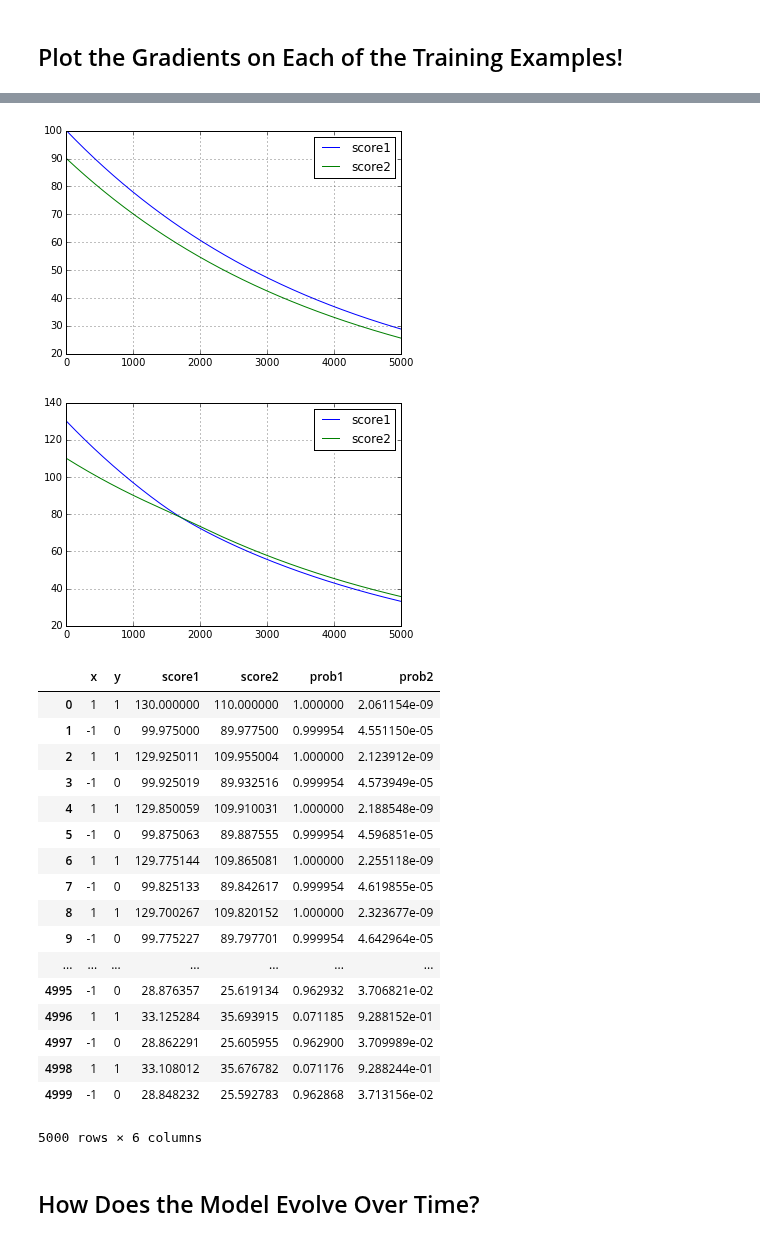
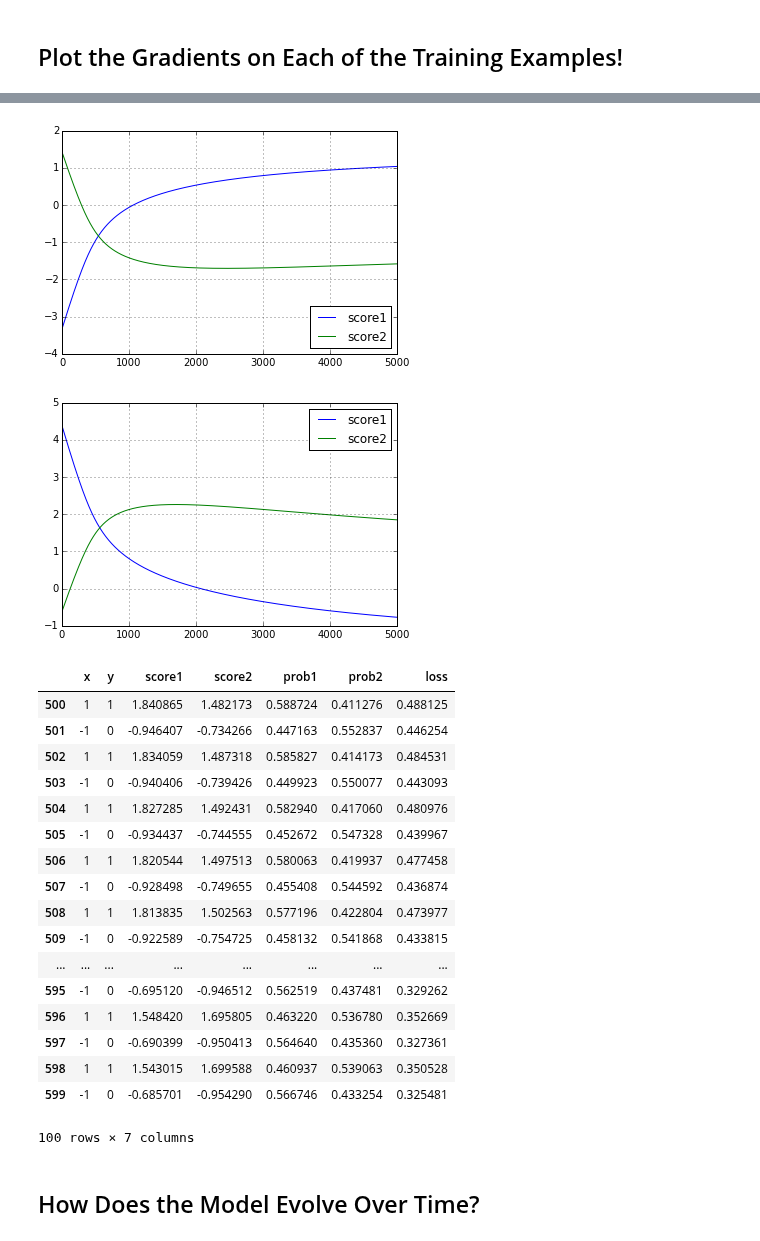
Before and after one commit to ebanner/cs393r_project, a Jupyter notebook: 1d/Softmax.ipynb, the cells around one changed output, grey strips where cells are left out. Cells and saved outputs as stored; diff of their text form; code cells hidden in the pictures.

```diff
--- a/1d/Softmax.ipynb
+++ b/1d/Softmax.ipynb
@@ -11,17 +12,9 @@ from collections import namedtuple
 
 Model = namedtuple('Model', ['x', 'y', 'w1', 'b1', 'score1', 'w2', 'b2', 'score2', 'prob1', 'prob2', 'dscore1', 'dscore2', 'db1', 'dw1', 'db2', 'dw2', 'loss'])
 State = namedtuple('State', ['loss', 'dws', 'dbs'])
-# %%
-def softmax(scores):
-    """Compute the softmax between two numbers
-
-    s1 is the number we're finding the softmax of
-
-    """
-    e_x = np.exp(scores - scores.max())
-
-    return e_x / e_x.sum()
 # %%
+from lib.softmax import softmax
+
 class Softmax:
     """Initialize model parameters
 
@@ -38,7 +31,10 @@ class Softmax:
         self.m = len(xs_train)
 
         self.xs_train, self.ys_train = xs_train, ys_train
-        self.ws, self.bs = np.array([15.,10.]), np.array([115.,100.])
+
+        # Randomly initialize weights and biases
+        self.ws = np.array([np.random.randn(), np.random.randn()])
+        self.bs = np.array([np.random.randn(), np.random.randn()])
 
         self.learning_rate = learning_rate
         self.regularizer = regularizer
@@ -140,7 +136,7 @@ class Softmax:
         dbs_error = abs(numerical_dbs - analytic_dbs) / (abs(numerical_dbs) + abs(analytic_dbs))
 
         try:
-            assert(np.linalg.norm(dws_error) < 1e-5 and np.linalg.norm(dbs_error) < 1e-5)
+            assert(np.linalg.norm(dws_error) < 1e-6 and np.linalg.norm(dbs_error) < 1e-6)
         except AssertionError:
             warn('Gradient check failed!')
             warn('dws relative error: {}'.format(dws_error))
@@ -219,29 +215,29 @@ for axes in axeses:
     axes.xaxis.grid(b=True)
     axes.yaxis.grid(b=True)
 # %% [output]
-[figure, old version]
+[figure, new version]
-[figure, old version]
+[figure, new version]
 # %%
-df[['x', 'y', 'score1', 'score2', 'prob1', 'prob2']]
+df[['x', 'y', 'score1', 'score2', 'prob1', 'prob2', 'loss']][500:600]
 # %% [output]
-|  | x | y | score1 | score2 | prob1 | prob2 |
-| 0 | 1 | 1 | 130.000000 | 110.000000 | 1.000000 | 2.061154e-09 |
-| 1 | -1 | 0 | 99.975000 | 89.977500 | 0.999954 | 4.551150e-05 |
-| 2 | 1 | 1 | 129.925011 | 109.955004 | 1.000000 | 2.123912e-09 |
-| 3 | -1 | 0 | 99.925019 | 89.932516 | 0.999954 | 4.573949e-05 |
-| 4 | 1 | 1 | 129.850059 | 109.910031 | 1.000000 | 2.188548e-09 |
-| 5 | -1 | 0 | 99.875063 | 89.887555 | 0.999954 | 4.596851e-05 |
-| 6 | 1 | 1 | 129.775144 | 109.865081 | 1.000000 | 2.255118e-09 |
-| 7 | -1 | 0 | 99.825133 | 89.842617 | 0.999954 | 4.619855e-05 |
-| 8 | 1 | 1 | 129.700267 | 109.820152 | 1.000000 | 2.323677e-09 |
-| 9 | -1 | 0 | 99.775227 | 89.797701 | 0.999954 | 4.642964e-05 |
-| ... | ... | ... | ... | ... | ... | ... |
-| 4995 | -1 | 0 | 28.876357 | 25.619134 | 0.962932 | 3.706821e-02 |
-| 4996 | 1 | 1 | 33.125284 | 35.693915 | 0.071185 | 9.288152e-01 |
-| 4997 | -1 | 0 | 28.862291 | 25.605955 | 0.962900 | 3.709989e-02 |
-| 4998 | 1 | 1 | 33.108012 | 35.676782 | 0.071176 | 9.288244e-01 |
-| 4999 | -1 | 0 | 28.848232 | 25.592783 | 0.962868 | 3.713156e-02 |
+|  | x | y | score1 | score2 | prob1 | prob2 | loss |
+| 500 | 1 | 1 | 1.840865 | 1.482173 | 0.588724 | 0.411276 | 0.488125 |
+| 501 | -1 | 0 | -0.946407 | -0.734266 | 0.447163 | 0.552837 | 0.446254 |
+| 502 | 1 | 1 | 1.834059 | 1.487318 | 0.585827 | 0.414173 | 0.484531 |
+| 503 | -1 | 0 | -0.940406 | -0.739426 | 0.449923 | 0.550077 | 0.443093 |
+| 504 | 1 | 1 | 1.827285 | 1.492431 | 0.582940 | 0.417060 | 0.480976 |
+| 505 | -1 | 0 | -0.934437 | -0.744555 | 0.452672 | 0.547328 | 0.439967 |
+| 506 | 1 | 1 | 1.820544 | 1.497513 | 0.580063 | 0.419937 | 0.477458 |
+| 507 | -1 | 0 | -0.928498 | -0.749655 | 0.455408 | 0.544592 | 0.436874 |
+| 508 | 1 | 1 | 1.813835 | 1.502563 | 0.577196 | 0.422804 | 0.473977 |
+| 509 | -1 | 0 | -0.922589 | -0.754725 | 0.458132 | 0.541868 | 0.433815 |
+| ... | ... | ... | ... | ... | ... | ... | ... |
+| 595 | -1 | 0 | -0.695120 | -0.946512 | 0.562519 | 0.437481 | 0.329262 |
+| 596 | 1 | 1 | 1.548420 | 1.695805 | 0.463220 | 0.536780 | 0.352669 |
+| 597 | -1 | 0 | -0.690399 | -0.950413 | 0.564640 | 0.435360 | 0.327361 |
+| 598 | 1 | 1 | 1.543015 | 1.699588 | 0.460937 | 0.539063 | 0.350528 |
+| 599 | -1 | 0 | -0.685701 | -0.954290 | 0.566746 | 0.433254 | 0.325481 |
-5000 rows × 6 columns
+100 rows × 7 columns
 # %% [markdown]
 ## How Does the Model Evolve Over Time?
 # %%
```
Also changed, not shown: parts of 4 cells of this notebook.
